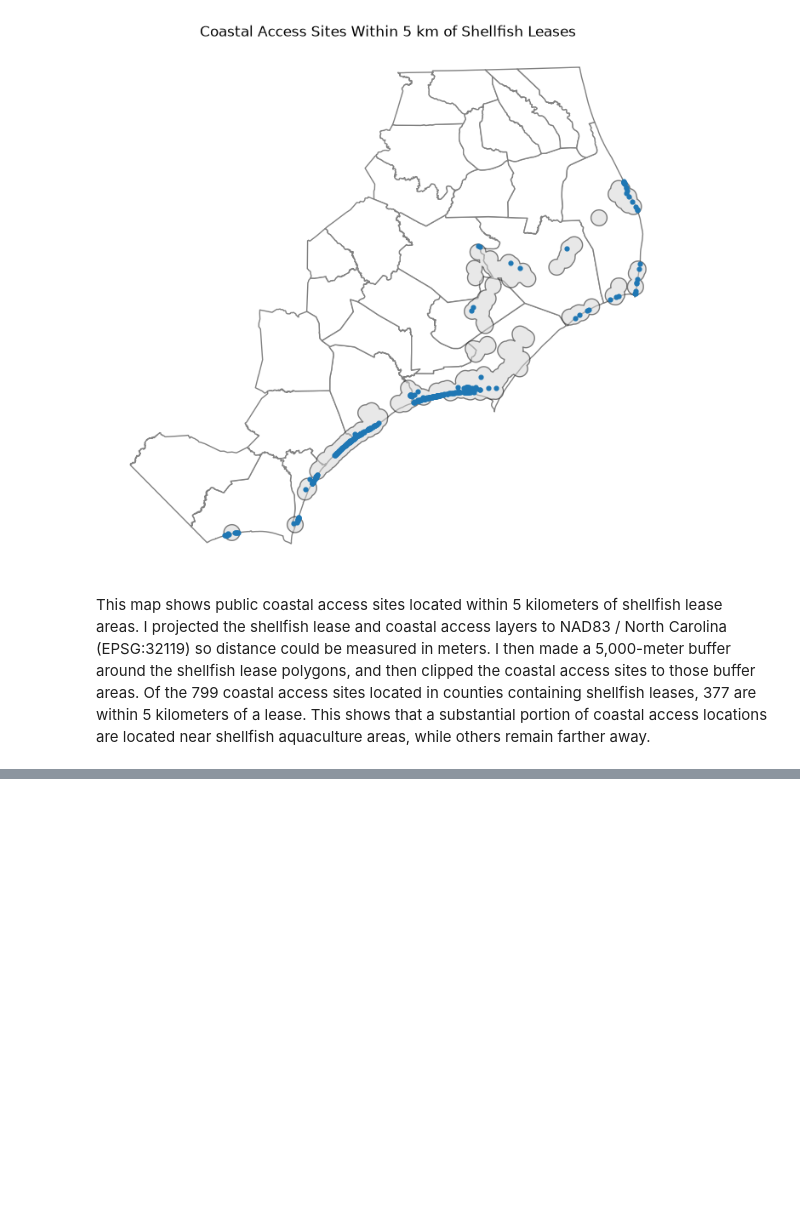
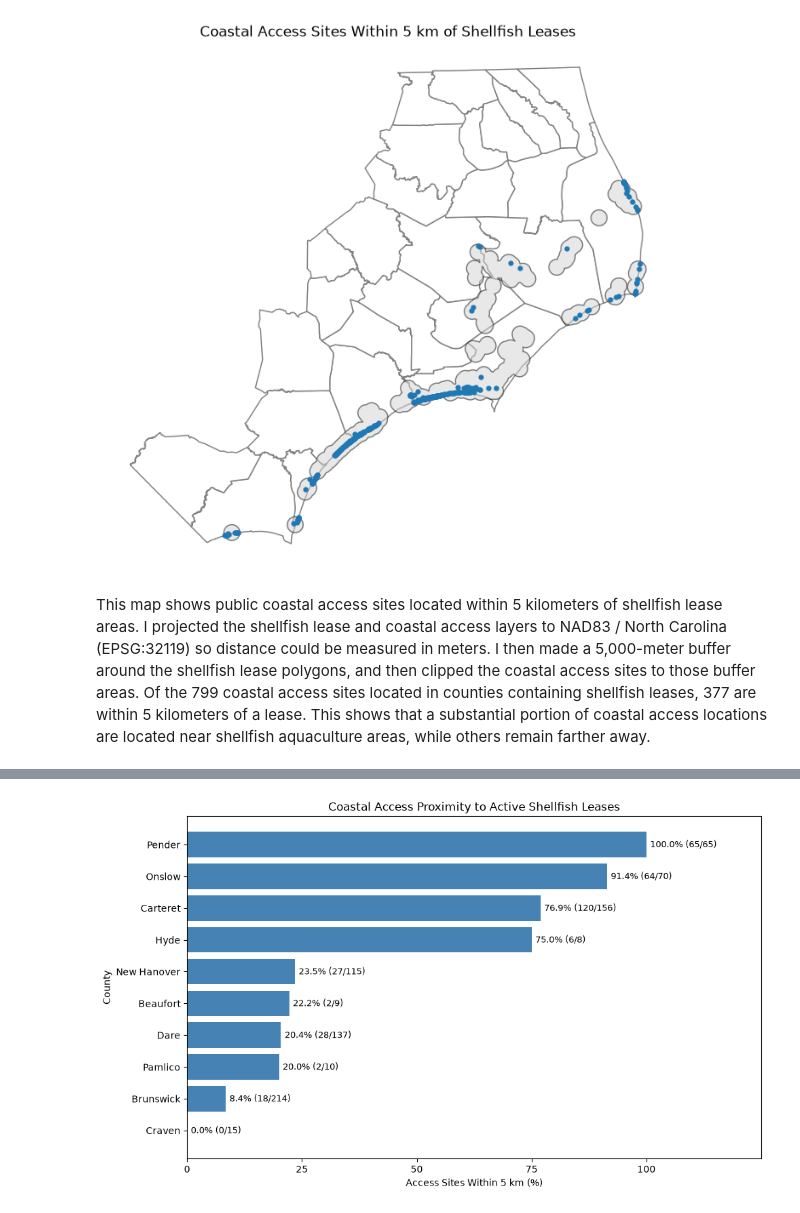
Before and after one commit to calebjor/geog592-calebjor, a Jupyter notebook: homework/week07/calebjor-geoprocessing.ipynb, the cells around one changed output, grey strips where cells are left out. Drawn from its saved outputs; the diff is of its cells as text; code cells hidden in the pictures; blank space fills up the shorter version.

```diff
--- a/homework/week07/calebjor-geoprocessing.ipynb
+++ b/homework/week07/calebjor-geoprocessing.ipynb
@@ -213,0 +392,6 @@ access_near_leases.to_crs(epsg=4326).to_file("../week07/data/access_near_leases.
+# %%
+county_summary.to_csv("../week07/data/county_shellfish_summary.csv", index=False)
+
+county_stats_table = pd.read_csv("../week07/data/county_shellfish_summary.csv")
+
+county_stats_table.head()
@@ -213,0 +405,4 @@ access_near_leases.to_crs(epsg=4326).to_file("../week07/data/access_near_leases.
+# %%
+county_analysis = counties[["county", "geometry"]].merge(county_stats_table, on="county", how="left", validate="one_to_one")
+
+county_analysis.head()
@@ -213,0 +430,22 @@ access_near_leases.to_crs(epsg=4326).to_file("../week07/data/access_near_leases.
+# %%
+graph_data = county_analysis[county_analysis["active_leases"] > 0].sort_values("percent_nearby")
+
+fig, ax = plt.subplots(figsize=(10, 6))
+
+bars = ax.barh(graph_data["county"], graph_data["percent_nearby"], color="steelblue")
+
+labels = [f"{pct:.1f}% ({near}/{total})" for pct, near, total in zip(graph_data["percent_nearby"], graph_data["nearby_access_sites"], graph_data["total_access_sites"])]
+
+ax.bar_label(bars, labels=labels, padding=4, fontsize=9)
+
+ax.set_xlim(0, 125)
+ax.set_xticks([0, 25, 50, 75, 100])
+
+ax.set_xlabel("Access Sites Within 5 km (%)")
+ax.set_ylabel("County")
+ax.set_title("Coastal Access Proximity to Active Shellfish Leases")
+
+plt.tight_layout()
+plt.show()
+# %% [output]
+[figure, added]
```
Also changed, not shown: parts of 28 cells of this notebook, 3 other files.
